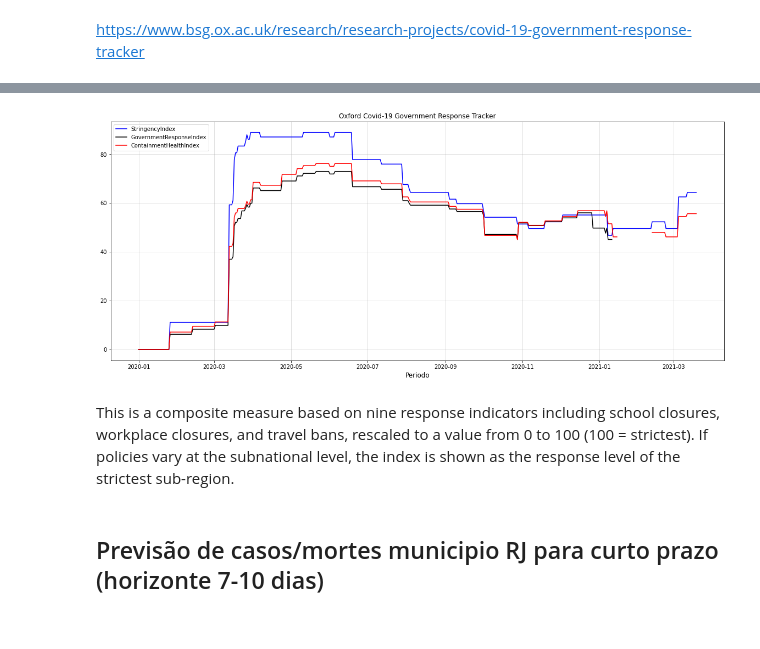
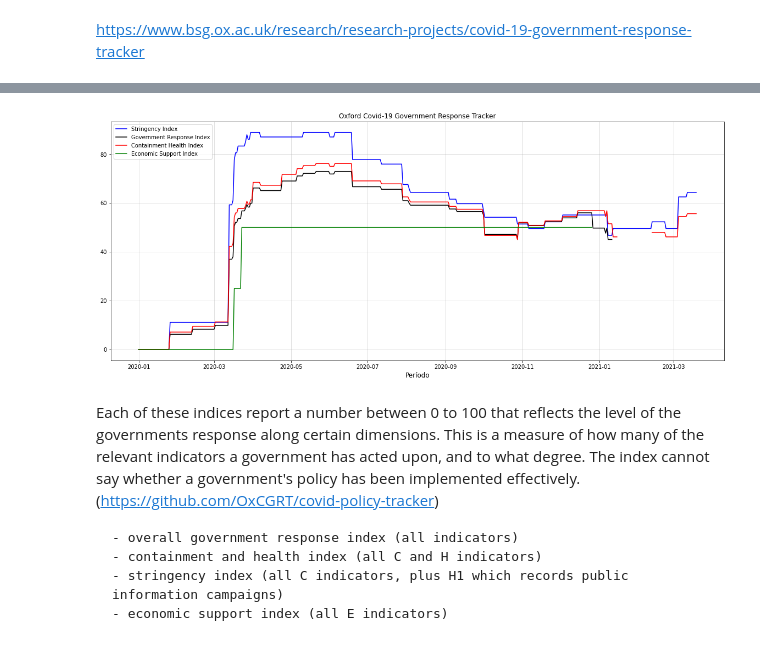
Before and after one commit to fbosousa/covid19, a Jupyter notebook: dados_rj.ipynb, the cells around one changed output, grey strips where cells are left out. Drawn from its saved outputs; the diff is of its cells as text; code cells hidden in the pictures.

```diff
--- a/dados_rj.ipynb
+++ b/dados_rj.ipynb
@@ -417,22 +414,14 @@ tracker_data.tail(10)
 # %%
 fig,ax= plt.subplots(figsize = (20, 8))
-ax.plot(tracker_data['StringencyIndex'], color = "blue", label = "StringencyIndex")
-ax.plot(tracker_data['GovernmentResponseIndex'], color = "black", label = "GovernmentResponseIndex")
-ax.plot(tracker_data['ContainmentHealthIndex'], color = "red", label = "ContainmentHealthIndex")
+ax.plot(tracker_data['StringencyIndexForDisplay'], color = "blue", label = "Stringency Index")
+ax.plot(tracker_data['GovernmentResponseIndexForDisplay'], color = "black", label = "Government Response Index")
+ax.plot(tracker_data['ContainmentHealthIndexForDisplay'], color = "red", label = "Containment Health Index")
+ax.plot(tracker_data['EconomicSupportIndexForDisplay'], color = "green", label = "Economic Support Index")
 ax.grid(alpha = .5)
-xtick_location = np.arange(0, len(tracker_data), step=14)
-xtick_labels =tracker_data.index[::14]
-#ax.set_xticks(xtick_location)
-#ax.set_xticklabels(xtick_labels.values.astype('M8[D]'), rotation=90, fontdict={'horizontalalignment': 'center', 'verticalalignment': 'center_baseline'})
-#ax.set_ylabel('',fontsize = 12)
-ax.set_xlabel('Periodo',fontsize = 12)
+
+ax.set_xlabel('Período',fontsize = 12)
 ax.set_title("Oxford Covid-19 Government Response Tracker", fontsize = 12)
 ax.legend(loc = "upper left", fontsize = 10)
 plt.show()
 # %% [output]
-[figure, old version]
+[figure, new version]
-# %% [markdown]
-This is a composite measure based on nine response indicators including school closures, workplace closures, and travel bans, rescaled to a value from 0 to 100
-(100 = strictest). If policies vary at the subnational level, the index is shown as the response level of the strictest sub-region.
-# %% [markdown]
-## Previsão de casos/mortes municipio RJ para curto prazo (horizonte 7-10 dias)
@@ -447,0 +428,7 @@ from sklearn.model_selection import GridSearchCV
+# %% [markdown]
+Each of these indices report a number between 0 to 100 that reflects the level of the governments response along certain dimensions. This is a measure of how many of the relevant indicators a government has acted upon, and to what degree. The index cannot say whether a government's policy has been implemented effectively. (https://github.com/OxCGRT/covid-policy-tracker)
+
+    - overall government response index (all indicators)
+    - containment and health index (all C and H indicators)
+    - stringency index (all C indicators, plus H1 which records public information campaigns)
+    - economic support index (all E indicators)
```
Also changed, not shown: parts of 12 cells of this notebook, 9 other files.
